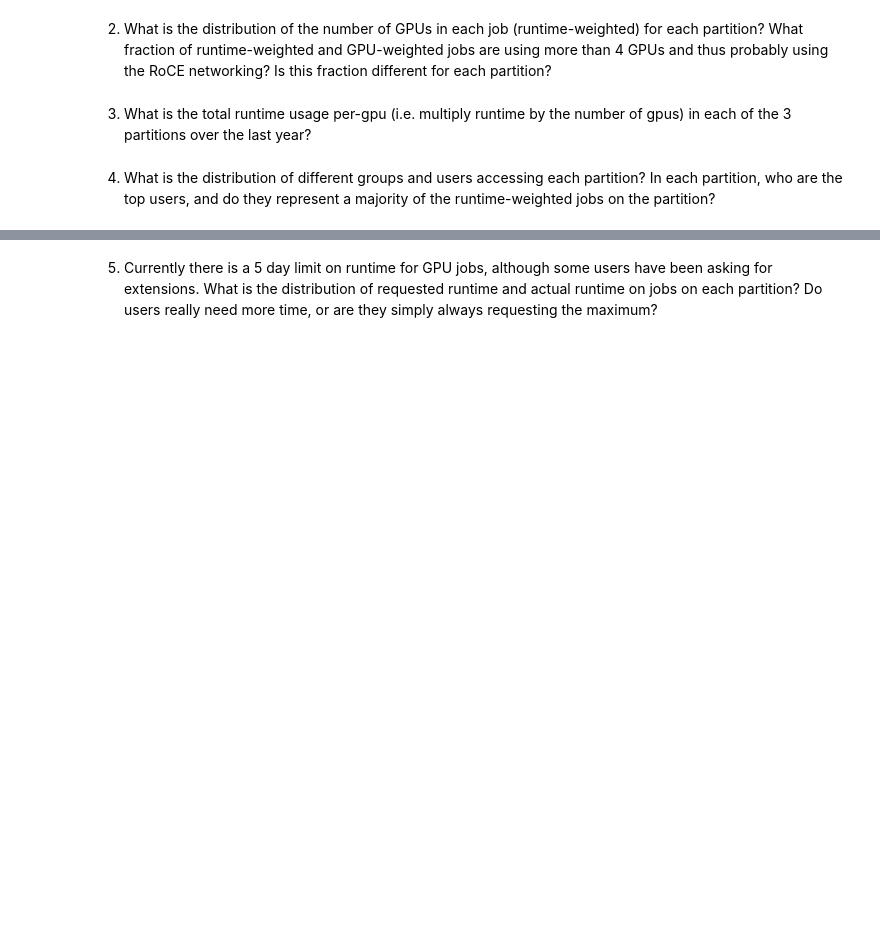
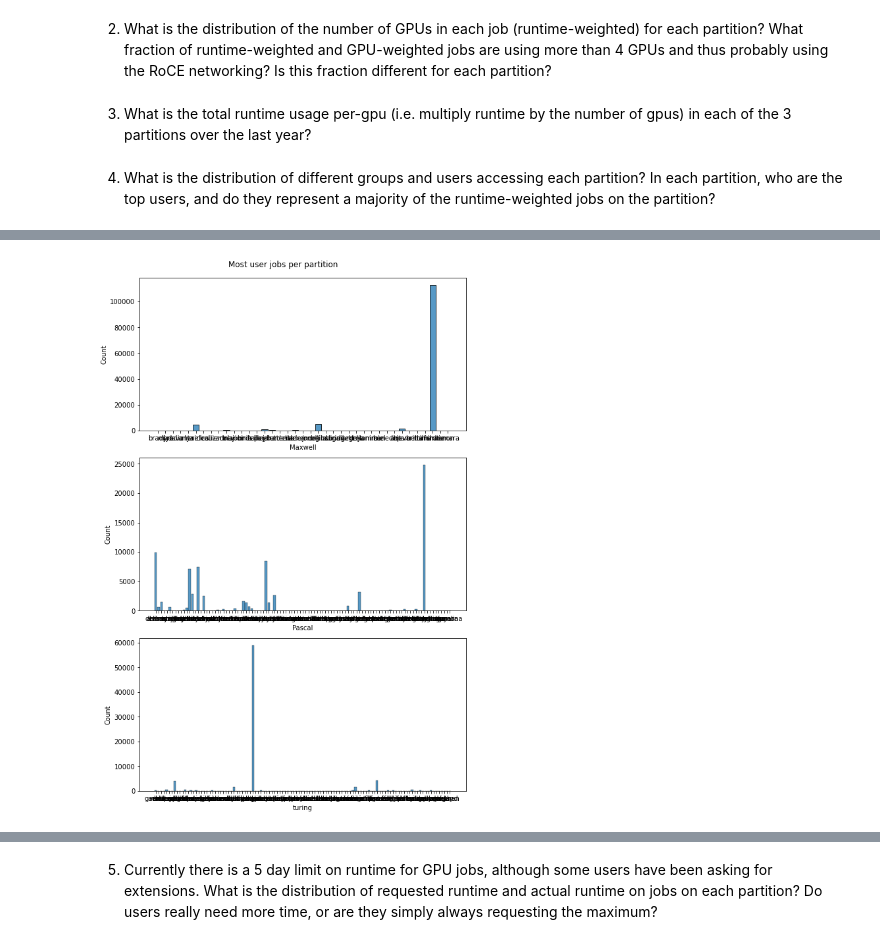
Before and after one commit to tomoumer/accre_project-pizza, a Jupyter notebook: notebooks/TU_accre_project.ipynb, the cells around one changed output, grey strips where cells are left out. Saved outputs shown, nothing was run; the diff lists cells and outputs as text; code cells hidden in the pictures; blank space fills up the shorter version.

```diff
--- a/notebooks/TU_accre_project.ipynb
+++ b/notebooks/TU_accre_project.ipynb
@@ -516,0 +566,30 @@ accre_df[accre_df['GPUS'] != 1].groupby(['PARTITION', 'GPUS']).count()
+# %%
+#Trying to plot the above by making cuts at different values
+fig, axes = plt.subplots(3, figsize=(8, 12))
+axes = axes.flatten()
+fig.suptitle('Most user jobs per partition')
+
+ax = sns.histplot(data=accre_df[accre_df['PARTITION'] == 'maxwell'],
+                  x="USER",
+                  shrink=.8,
+                  ax=axes[0])
+axes[0].set_xlabel('Maxwell')
+
+ax = sns.histplot(data=accre_df[accre_df['PARTITION'] == 'pascal'],
+                  x="USER",
+                  shrink=.8,
+                  ax=axes[1])
+axes[1].set_xlabel('Pascal')
+
+ax = sns.histplot(data=accre_df[accre_df['PARTITION'] == 'turing'],
+                  x="USER",
+                  shrink=.8,
+                  ax=axes[2])
+axes[2].set_xlabel('turing')
+
+
+fig = ax.get_figure()
+fig.tight_layout()
+fig.subplots_adjust(top=0.95)
+# %% [output]
+[figure, added]
```
Also changed, not shown: parts of 50 cells of this notebook.
